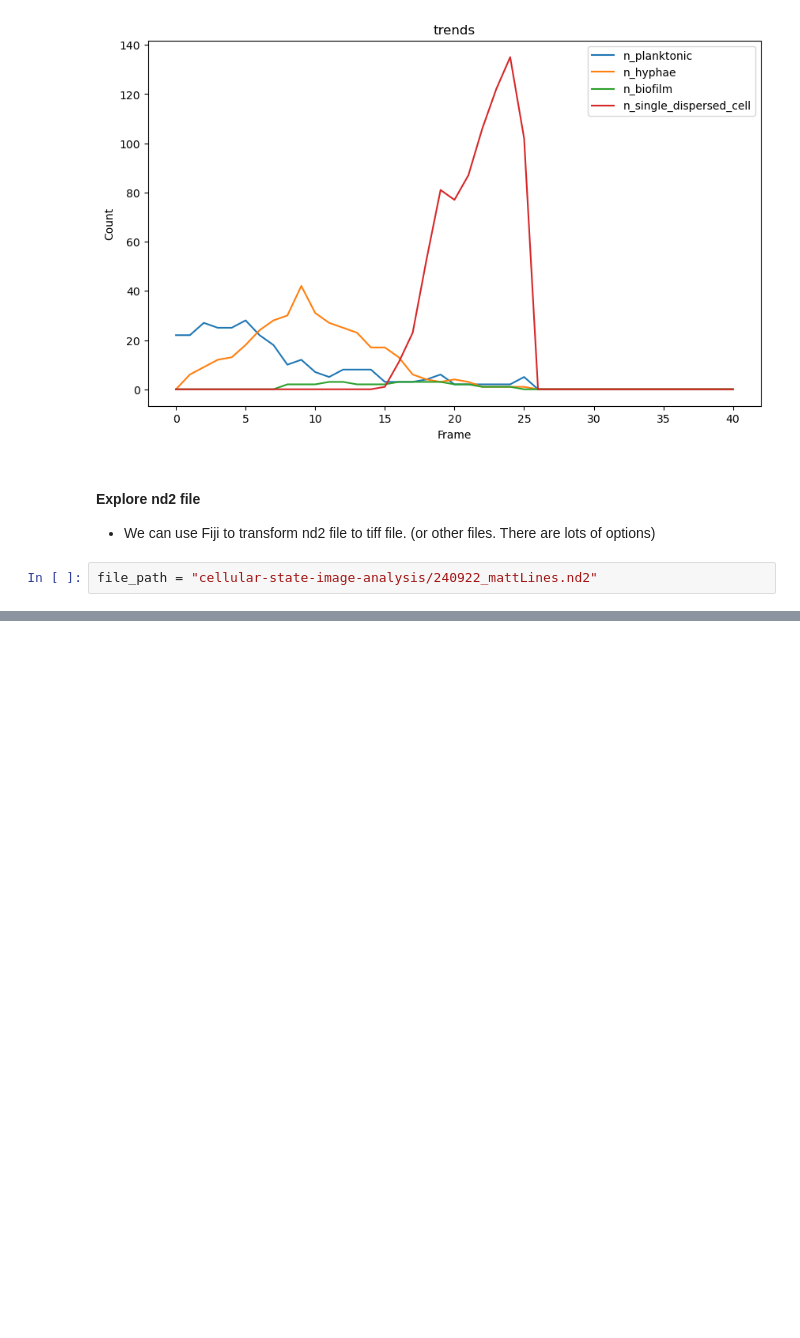
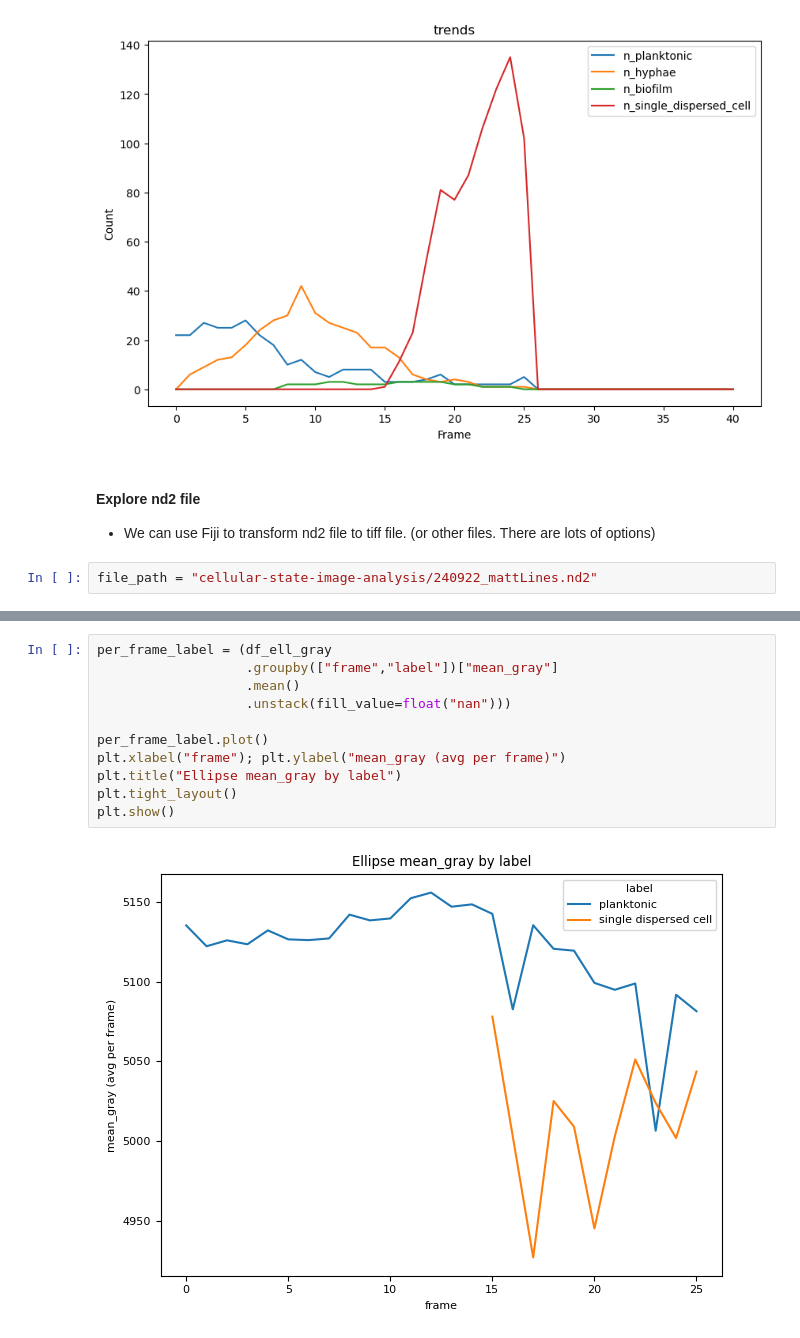
Before and after one commit to Mo119m/Cellular-state-image, a Jupyter notebook: eda.ipynb, the cells around one changed output, grey strips where cells are left out. Drawn from its saved outputs; the diff is of its cells as text; blank space fills up the shorter version.

```diff
--- a/eda.ipynb
+++ b/eda.ipynb
@@ -192,0 +559,13 @@ plt.legend(); plt.show()
+# %%
+per_frame_label = (df_ell_gray
+                   .groupby(["frame","label"])["mean_gray"]
+                   .mean()
+                   .unstack(fill_value=float("nan")))
+
+per_frame_label.plot()
+plt.xlabel("frame"); plt.ylabel("mean_gray (avg per frame)")
+plt.title("Ellipse mean_gray by label")
+plt.tight_layout()
+plt.show()
+# %% [output]
+[figure, added]
```
Also changed, not shown: parts of 23 cells of this notebook, 7 other files.
